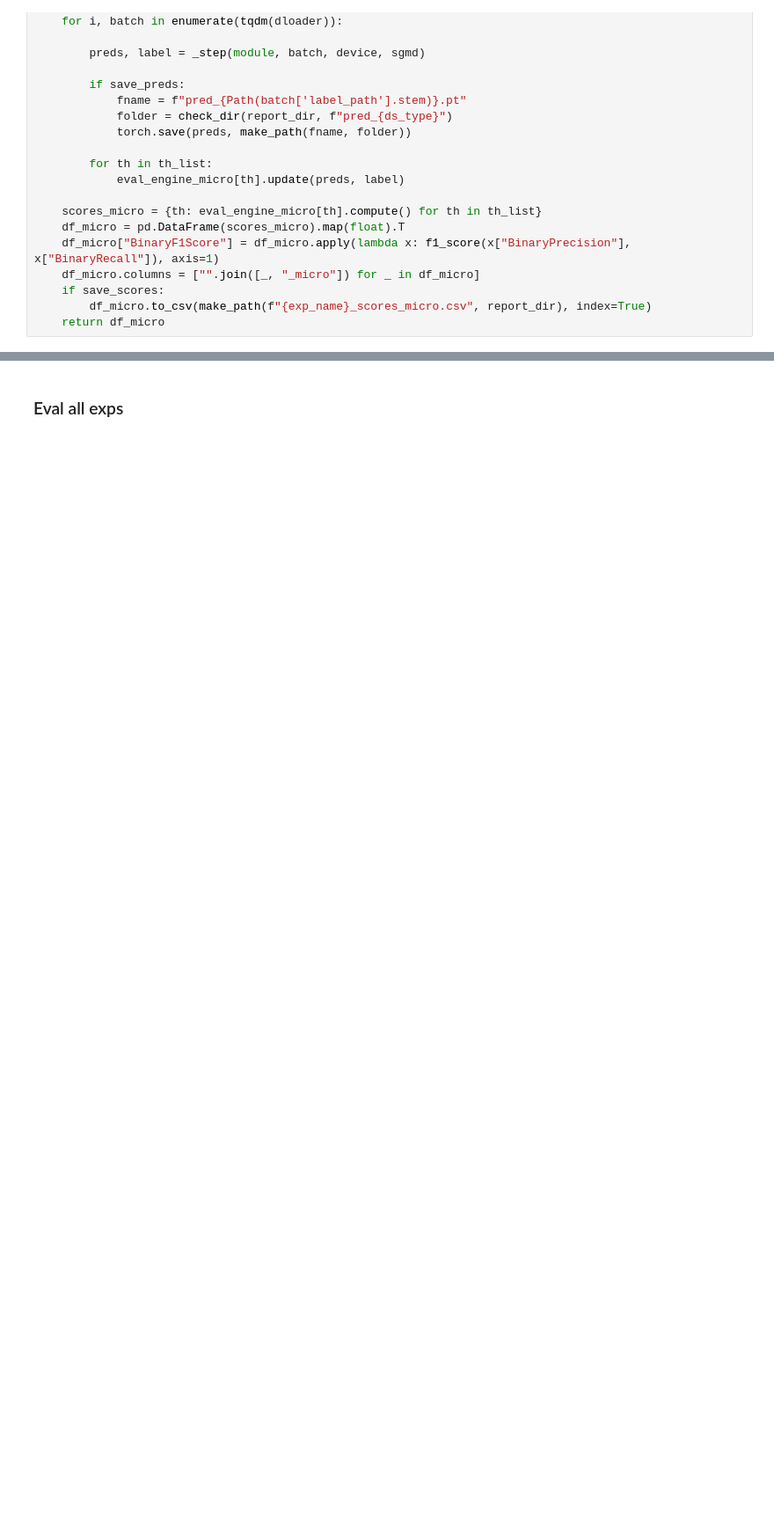
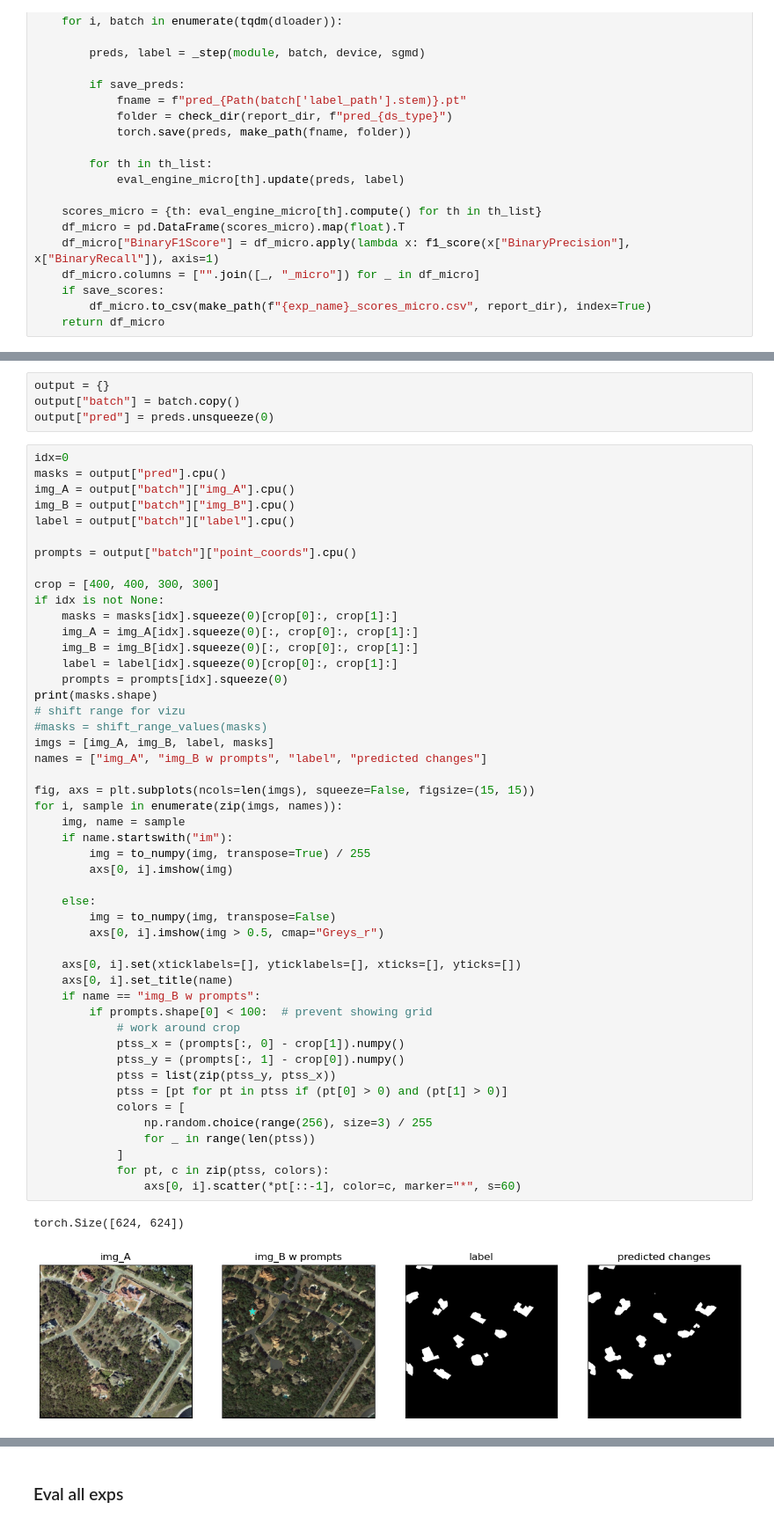
Before and after one commit to brustt/stylo_magique_intership_ign, a Jupyter notebook: notebooks/eval_mp.ipynb, the cells around one changed output, grey strips where cells are left out. Shown at 88% size. Saved outputs shown, nothing was run; the diff lists cells and outputs as text; blank space fills up the shorter version.

```diff
--- a/notebooks/eval_mp.ipynb
+++ b/notebooks/eval_mp.ipynb
@@ -319,0 +380,55 @@ def evaluate_exp(exp_name, ds_name, batch_size=1, ds_type="test", save_preds=Fal
+# %%
+output = {}
+output["batch"] = batch.copy()
+output["pred"] = preds.unsqueeze(0)
+# %%
+idx=0
+masks = output["pred"].cpu()
+img_A = output["batch"]["img_A"].cpu()
+img_B = output["batch"]["img_B"].cpu()
+label = output["batch"]["label"].cpu()
+
+prompts = output["batch"]["point_coords"].cpu()
+
+crop = [400, 400, 300, 300]
+if idx is not None:
+    masks = masks[idx].squeeze(0)[crop[0]:, crop[1]:]
+    img_A = img_A[idx].squeeze(0)[:, crop[0]:, crop[1]:]
+    img_B = img_B[idx].squeeze(0)[:, crop[0]:, crop[1]:]
+    label = label[idx].squeeze(0)[crop[0]:, crop[1]:]
+    prompts = prompts[idx].squeeze(0)
+print(masks.shape)
+# shift range for vizu
+#masks = shift_range_values(masks)
+imgs = [img_A, img_B, label, masks]
+names = ["img_A", "img_B w prompts", "label", "predicted changes"]
+
+fig, axs = plt.subplots(ncols=len(imgs), squeeze=False, figsize=(15, 15))
+for i, sample in enumerate(zip(imgs, names)):
+    img, name = sample
+    if name.startswith("im"):
+        img = to_numpy(img, transpose=True) / 255
+        axs[0, i].imshow(img)
+
+    else:
+        img = to_numpy(img, transpose=False)
+        axs[0, i].imshow(img > 0.5, cmap="Greys_r")
+
+    axs[0, i].set(xticklabels=[], yticklabels=[], xticks=[], yticks=[])
+    axs[0, i].set_title(name)
+    if name == "img_B w prompts":
+        if prompts.shape[0] < 100:  # prevent showing grid
+            # work around crop
+            ptss_x = (prompts[:, 0] - crop[1]).numpy()
+            ptss_y = (prompts[:, 1] - crop[0]).numpy()
+            ptss = list(zip(ptss_y, ptss_x))
+            ptss = [pt for pt in ptss if (pt[0] > 0) and (pt[1] > 0)]
+            colors = [
+                np.random.choice(range(256), size=3) / 255
+                for _ in range(len(ptss))
+            ]
+            for pt, c in zip(ptss, colors):
+                axs[0, i].scatter(*pt[::-1], color=c, marker="*", s=60)
+# %% [output]
+torch.Size([624, 624])
+[figure, added]
```
Also changed, not shown: parts of 12 cells of this notebook, 3 other files.
